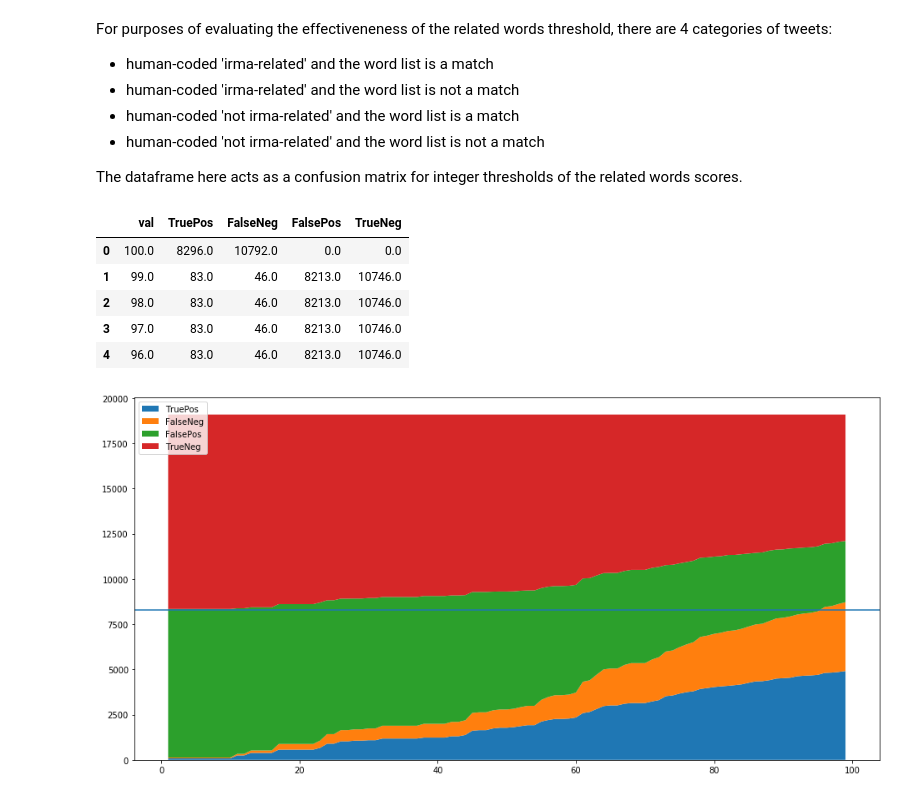
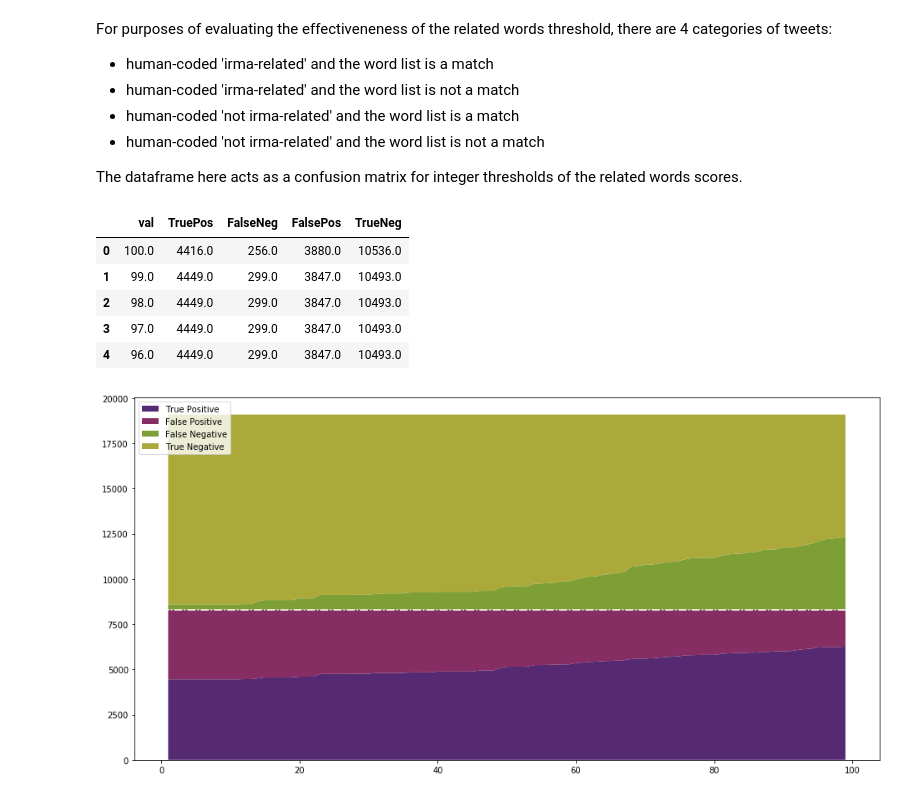
Before and after one commit to brownworth/TwitterDisaster, a Jupyter notebook: MinMaxScaledValues.ipynb, the cells around one changed output. Drawn from its saved outputs; the diff is of its cells as text; code cells hidden in the pictures.

Commit message:
Adjusted Values
adjusted values to include search term, and fixed graph.

```diff
--- a/MinMaxScaledValues.ipynb
+++ b/MinMaxScaledValues.ipynb
@@ -141,7 +141,8 @@ tweet_encoded = pd.concat([coded_tweets.reset_index(),tweets_on_date.iloc[:-1].r
 # %% [markdown]
 The counts of Irma related tweets: 0 = not related, 1 = 'irma' related
 # %%
-tweet_encoded.loc[:,['tweet_id','timestamp','irma_rel','tweet_text']].groupby('irma_rel').size()
+hc_encoded_counts = tweet_encoded.loc[:,['tweet_id','timestamp','irma_rel','tweet_text']].groupby('irma_rel').size()
+print(hc_encoded_counts)
 # %% [output]
 irma_rel
 0    10792
@@ -157,6 +164,8 @@ This function returns all the words whose min-maxed score is greater than an num
 # %%
 def WordsScoreGreater(score):
-    return "|".join(list(related_words[related_words.iloc[:,1] > score].iloc[:,0]))
+    related_word_list = list(related_words[related_words.iloc[:,1] > score].iloc[:,0])
+    related_word_list.append(search_term)
+    return "|".join(related_word_list)
 # %% [markdown]
 For purposes of evaluating the effectiveneness of the related words threshold, there are 4 categories of tweets:
 - human-coded 'irma-related' and the word list is a match
@@ -186,25 +195,26 @@ score_matrix.columns = col_names
 score_matrix.head(5)
 # %% [output]
 |  | val | TruePos | FalseNeg | FalsePos | TrueNeg |
-| 0 | 100.0 | 8296.0 | 10792.0 | 0.0 | 0.0 |
-| 1 | 99.0 | 83.0 | 46.0 | 8213.0 | 10746.0 |
-| 2 | 98.0 | 83.0 | 46.0 | 8213.0 | 10746.0 |
-| 3 | 97.0 | 83.0 | 46.0 | 8213.0 | 10746.0 |
-| 4 | 96.0 | 83.0 | 46.0 | 8213.0 | 10746.0 |
+| 0 | 100.0 | 4416.0 | 256.0 | 3880.0 | 10536.0 |
+| 1 | 99.0 | 4449.0 | 299.0 | 3847.0 | 10493.0 |
+| 2 | 98.0 | 4449.0 | 299.0 | 3847.0 | 10493.0 |
+| 3 | 97.0 | 4449.0 | 299.0 | 3847.0 | 10493.0 |
+| 4 | 96.0 | 4449.0 | 299.0 | 3847.0 | 10493.0 |
 # %%
-
-# plt.legend()
-# plt.plot(score_matrix.iloc[1:,1:]);
 fig = plt.figure(figsize=(16,8))
 ax = fig.subplots()
+
+color_list = ["#562a72", "#862d63", "#7e9f35", "#aaa939"]
+
 ax.stackplot(score_matrix.iloc[1:,1:].index,
              score_matrix.iloc[1:,1:].TruePos,
+             score_matrix.iloc[1:,1:].FalsePos,
              score_matrix.iloc[1:,1:].FalseNeg,
-             score_matrix.iloc[1:,1:].FalsePos,
              score_matrix.iloc[1:,1:].TrueNeg,
-             labels=col_names[1:])
-ax.axhline(score_matrix.iloc[0,1])
+             labels=["True Positive","False Positive","False Negative","True Negative"],
+            colors = color_list)
+ax.axhline(hc_encoded_counts[1],linestyle="-.",color="w")
 ax.legend(loc='upper left')
 plt.show()
 # %% [output]
-[figure, old version]
+[figure, new version]
```
Also changed, not shown: parts of 3 cells of this notebook.
